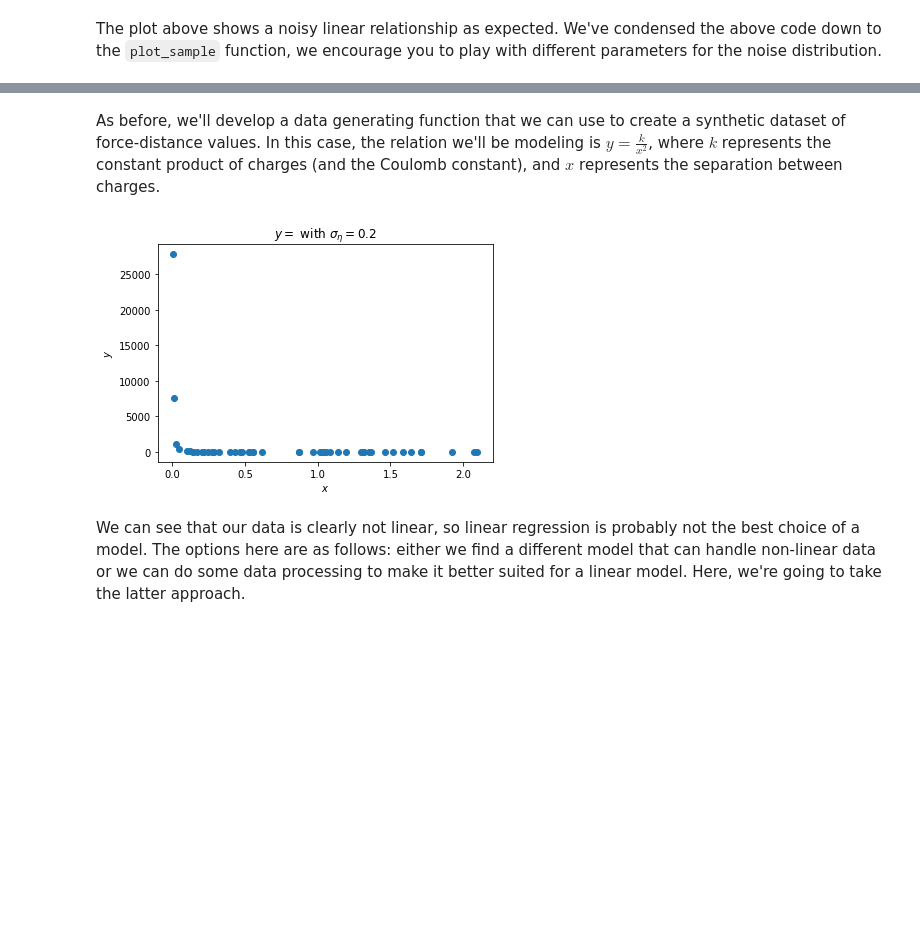
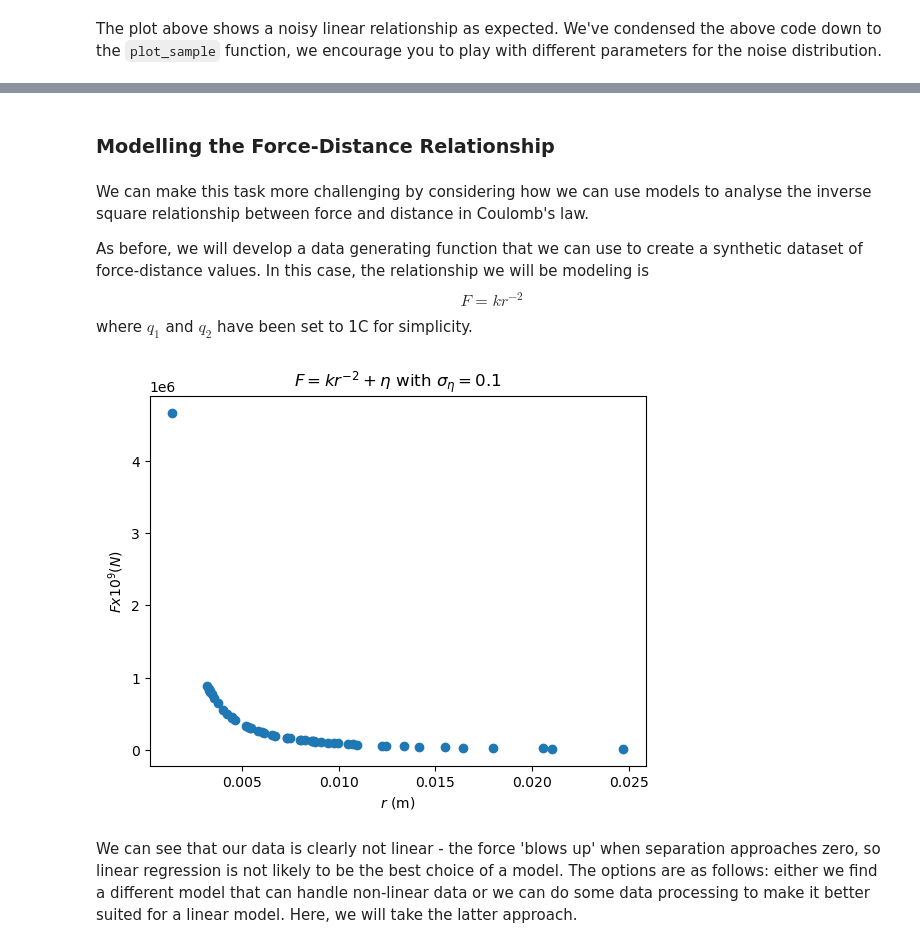
Before and after one commit to PhysData/course, a Jupyter notebook: docs/notebooks/elmag.ipynb, the cells around one changed output, grey strips where cells are left out. Saved outputs shown, nothing was run; the diff lists cells and outputs as text; code cells hidden in the pictures; blank space fills up the shorter version.

```diff
--- a/docs/notebooks/elmag.ipynb
+++ b/docs/notebooks/elmag.ipynb
@@ -132,0 +138,22 @@ The above can be considered the very simplest example of data science possible,
+# %%
+def force_charge(mean_x=0, sigma_x=0.1, mean_noise=0, sigma_noise=1, size=1, k=8.99, systematic_error=0):
+    x = np.abs(np.random.normal(mean_x, sigma_x, size))
+    noise = np.random.normal(mean_noise, sigma_noise, size)
+    y = k * (x) + noise + systematic_error
+    return x, y
+
+systematic = 0  #Explore the effect of systematic errors by changing this value
+sigma = 0.1     #Explore the effect of random errors by changing this value
+charge_data = []
+for i in range(50):
+    charge_data.append(force_charge(sigma_noise=sigma, systematic_error = systematic))
+
+charge_x = []
+charge_y = []
+for i in charge_data:
+    charge_x.append(i[0][0])
+    charge_y.append(i[1][0])
+
+plot_xy(charge_x, charge_y, title="$F=kq_1+\eta$ with $\sigma_{\eta} = $"+ f"{sigma}", xlabel="$q_1$ (C)", ylabel="$F x10^{9} (N)$")
+
+linear_regression(charge_x,charge_y)
@@ -133,25 +187,32 @@ The above can be considered the very simplest example of data science possible,
+# %% [markdown]
+### Modelling the Force-Distance Relationship
 # %% [markdown]
-As before, we'll develop a data generating function that we can use to create a synthetic dataset of force-distance values. In this case, the relation we'll be modeling is $y=\frac{k}{x^2}$, where $k$ represents the constant product of charges (and the Coulomb constant), and $x$ represents the separation between charges.
+We can make this task more challenging by considering how we can use models to analyse the inverse square relationship between force and distance in Coulomb's law.
+
+As before, we will develop a data generating function that we can use to create a synthetic dataset of force-distance values. In this case, the relationship we will be modeling is $$F = kr^{-2}$$
+where $q_1$ and $q_2$ have been set to 1C for simplicity.
 # %%
-def random_y_kx2(mean_x=0, sigma_x=1, mean_noise=0, sigma_noise=1, size=1, k=1):
+def force_distance(mean_x=0, sigma_x=0.01, mean_noise=0, sigma_noise=1, size=1, k=8.99, systematic_error=0):
     x = np.abs(np.random.normal(mean_x, sigma_x, size))
     noise = np.random.normal(mean_noise, sigma_noise, size)
-    y = k * (x**(-2)) + noise
+    y = k * (x**(-2)) + noise + systematic_error
     return x, y
 
-data = []
+systematic = 0  #Explore the effect of systematic errors by changing this value
+sigma = 0.1     #Explore the effect of random errors by changing this value
+distance_data = []
 for i in range(50):
-    data.append(random_y_kx2(sigma_noise=0.2))
+    distance_data.append(force_distance(sigma_noise=sigma, systematic_error = systematic))
 
-x = []
-y = []
-for i in data:
-    x.append(i[0][0])
-    y.append(i[1][0])
+distance_x = []
+distance_y = []
+for i in distance_data:
+    distance_x.append(i[0][0])
+    distance_y.append(i[1][0])
 
-plot_xy(x, y, title="$y=\frac{k}{x^2}+\eta$ with $\sigma_{\eta}=0.2$", xlabel="$x$", ylabel="$y$")
+plot_xy(distance_x, distance_y, title="$F=kr^{-2}+\eta$ with $\sigma_{\eta} = $"+ f"{sigma}", xlabel="$r $ (m)", ylabel="$F x10^{9} (N)$")
 # %% [output]
-[figure, old version]
+[figure, new version]
 # %% [markdown]
-We can see that our data is clearly not linear, so linear regression is probably not the best choice of a model. The options here are as follows: either we find a different model that can handle non-linear data or we can do some data processing to make it better suited for a linear model. Here, we're going to take the latter approach.
+We can see that our data is clearly not linear - the force 'blows up' when separation approaches zero, so linear regression is not likely to be the best choice of a model. The options are as follows: either we find a different model that can handle non-linear data or we can do some data processing to make it better suited for a linear model. Here, we will take the latter approach.
 # %%
```
Also changed, not shown: parts of 27 cells of this notebook.
